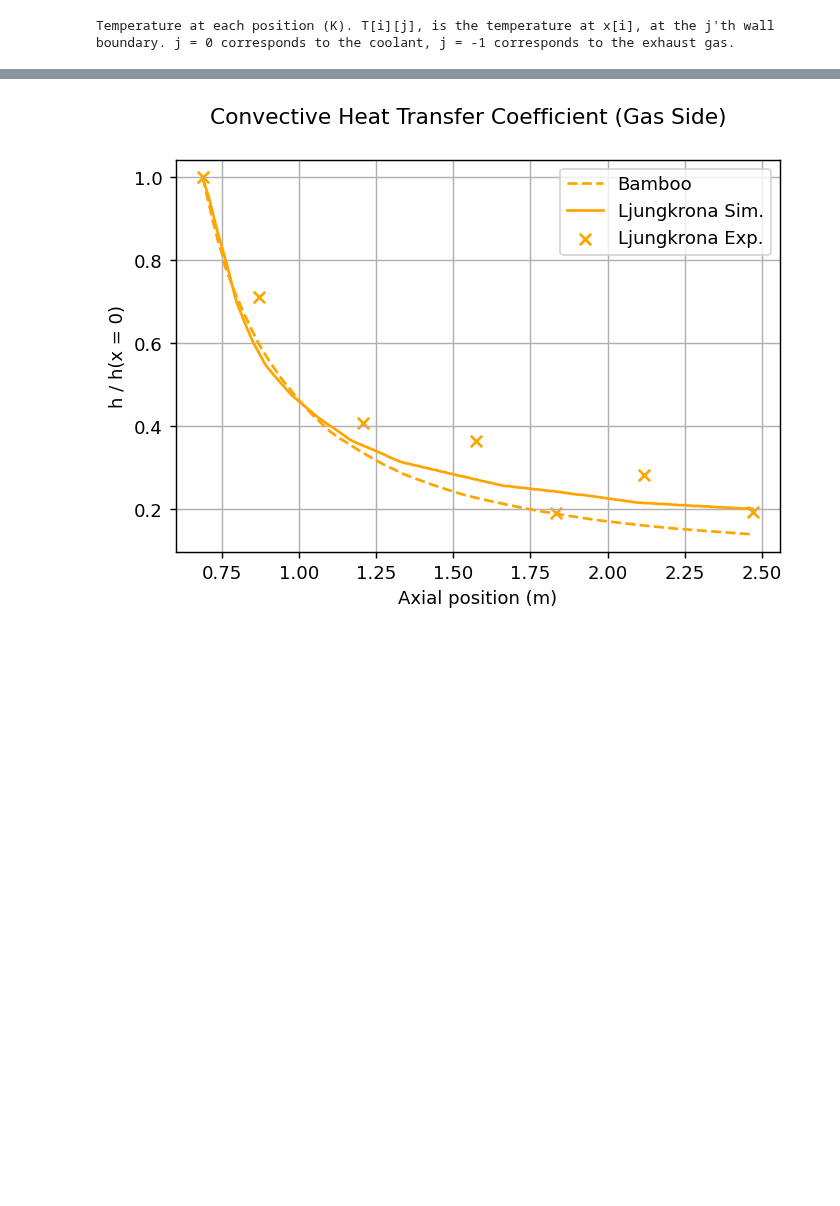
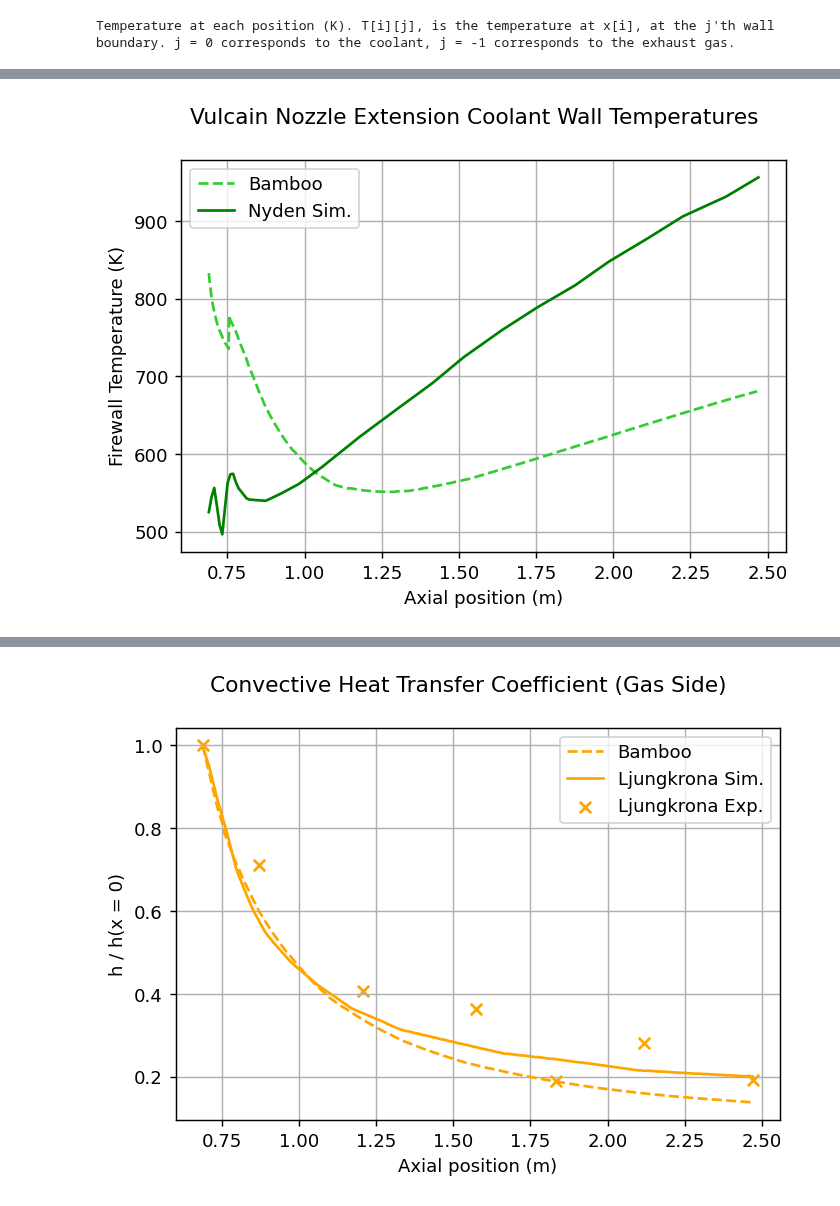
Before and after one commit to cuspaceflight/bamboo, a Jupyter notebook: validation/Vulcain Nozzle Extension.ipynb, the cells around one changed output, grey strips where cells are left out. Cells and saved outputs as stored; diff of their text form; code cells hidden in the pictures; blank space fills up the shorter version.

```diff
--- a/validation/Vulcain Nozzle Extension.ipynb
+++ b/validation/Vulcain Nozzle Extension.ipynb
@@ -285,32 +287,26 @@ plt.show()
 # %%
-# Plot exhaust side wall temperatures
+# Plot coolant side wall temperatures
 fig, ax = plt.subplots()
-fig.suptitle("Vulcain Nozzle Extension Firewall Temperatures")
+fig.suptitle("Vulcain Nozzle Extension Coolant Wall Temperatures")
 
 # Plot wall temperatures
 ax.plot(bamboo_results["x"],
-        np.array(bamboo_results["T"])[:,2],
+        np.array(bamboo_results["T"])[:,1],
         label= "Bamboo",
         color= "limegreen",
         linestyle = "--")
 
 # Plot their simulation data
-ax.plot(data["Ljungkrona"]["Extension Firewall Temperature (Sim)"]["x"],
-        data["Ljungkrona"]["Extension Firewall Temperature (Sim)"]["y"],
-        label= "Ljungkrona Sim.",
+ax.plot(data["Nyden"]["Cooling Side Wall Temperature (Sim)"]["x"],
+        data["Nyden"]["Cooling Side Wall Temperature (Sim)"]["y"],
+        label= "Nyden Sim.",
         color= "green")
-
-# Plot their experimental datapoints
-ax.scatter(data["Ljungkrona"]["Extension Firewall Temperature (Exp)"]["x"],
-           data["Ljungkrona"]["Extension Firewall Temperature (Exp)"]["y"],
-           s = 40,
-           marker = 'x',
-           color = "green",
-           label = "Ljungkrona Exp.")
 
 # Formatting
 ax.set_ylabel("Firewall Temperature (K)")
 ax.set_xlabel("Axial position (m)")
 ax.grid()
 ax.legend()
 plt.show()
+# %% [output]
+[figure, added]
```
Also changed, not shown: parts of 4 cells of this notebook, 1 other file.
